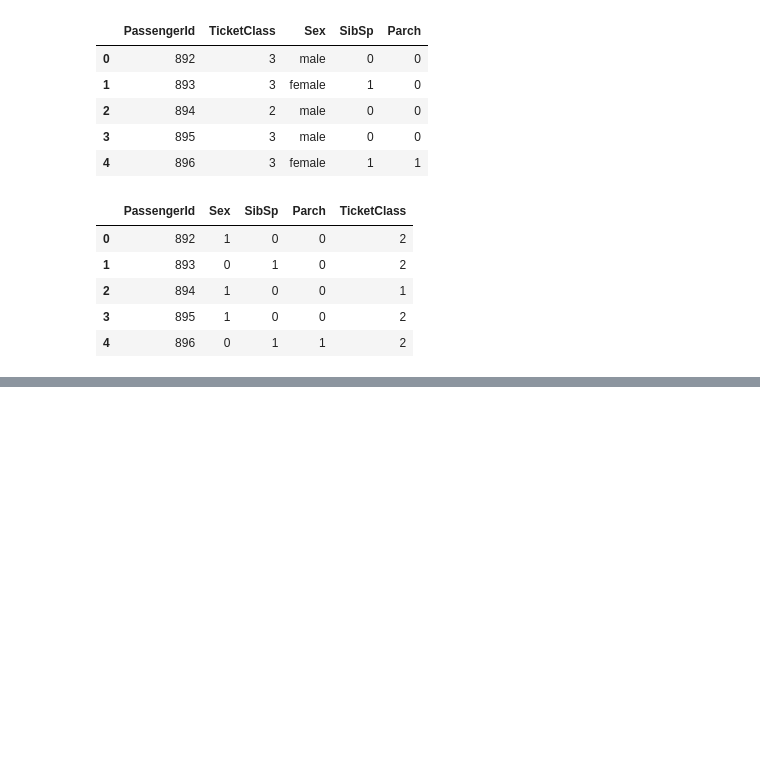
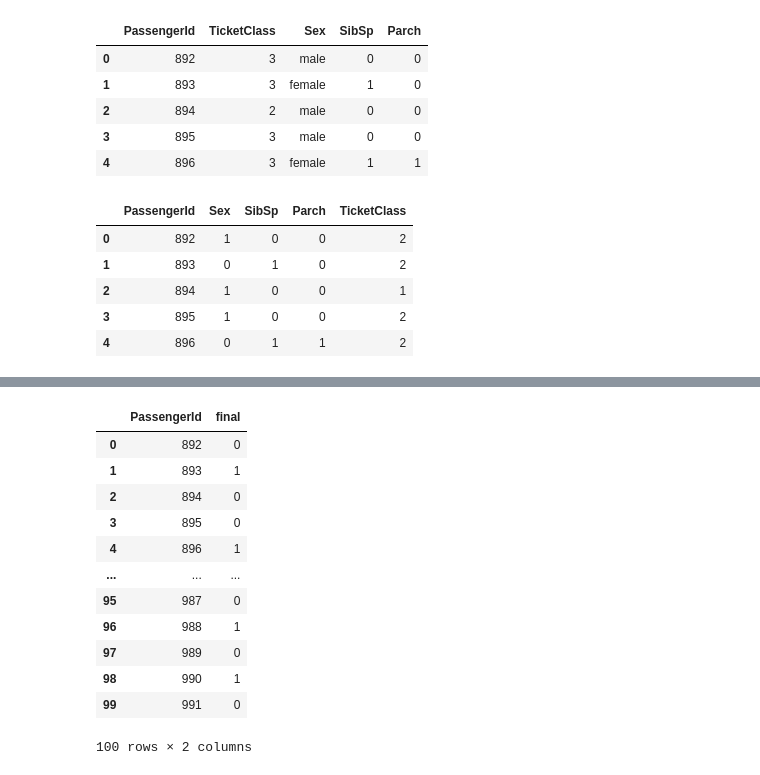
Before and after one commit to ArafatSabbir/Kaggle-Competitions, a Jupyter notebook: Titanic Machine Learning from Disaster/Titanic - Machine Learning from Disaster.ipynb, the cells around one changed output, grey strips where cells are left out. Cells and saved outputs as stored; diff of their text form; code cells hidden in the pictures; blank space fills up the shorter version.

```diff
--- a/Titanic Machine Learning from Disaster/Titanic - Machine Learning from Disaster.ipynb
+++ b/Titanic Machine Learning from Disaster/Titanic - Machine Learning from Disaster.ipynb
@@ -140 +140,19 @@ data_check.head(100)
 100 rows × 4 columns
+# %%
+data_check = data_check.drop(['Survived','check'], axis=1)
+# %%
+data_check.head(100)
+# %% [output]
+|  | PassengerId | final |
+| 0 | 892 | 0 |
+| 1 | 893 | 1 |
+| 2 | 894 | 0 |
+| 3 | 895 | 0 |
+| 4 | 896 | 1 |
+| ... | ... | ... |
+| 95 | 987 | 0 |
+| 96 | 988 | 1 |
+| 97 | 989 | 0 |
+| 98 | 990 | 1 |
+| 99 | 991 | 0 |
+100 rows × 2 columns
```
Also changed, not shown: parts of 7 cells of this notebook, 1 other file.
